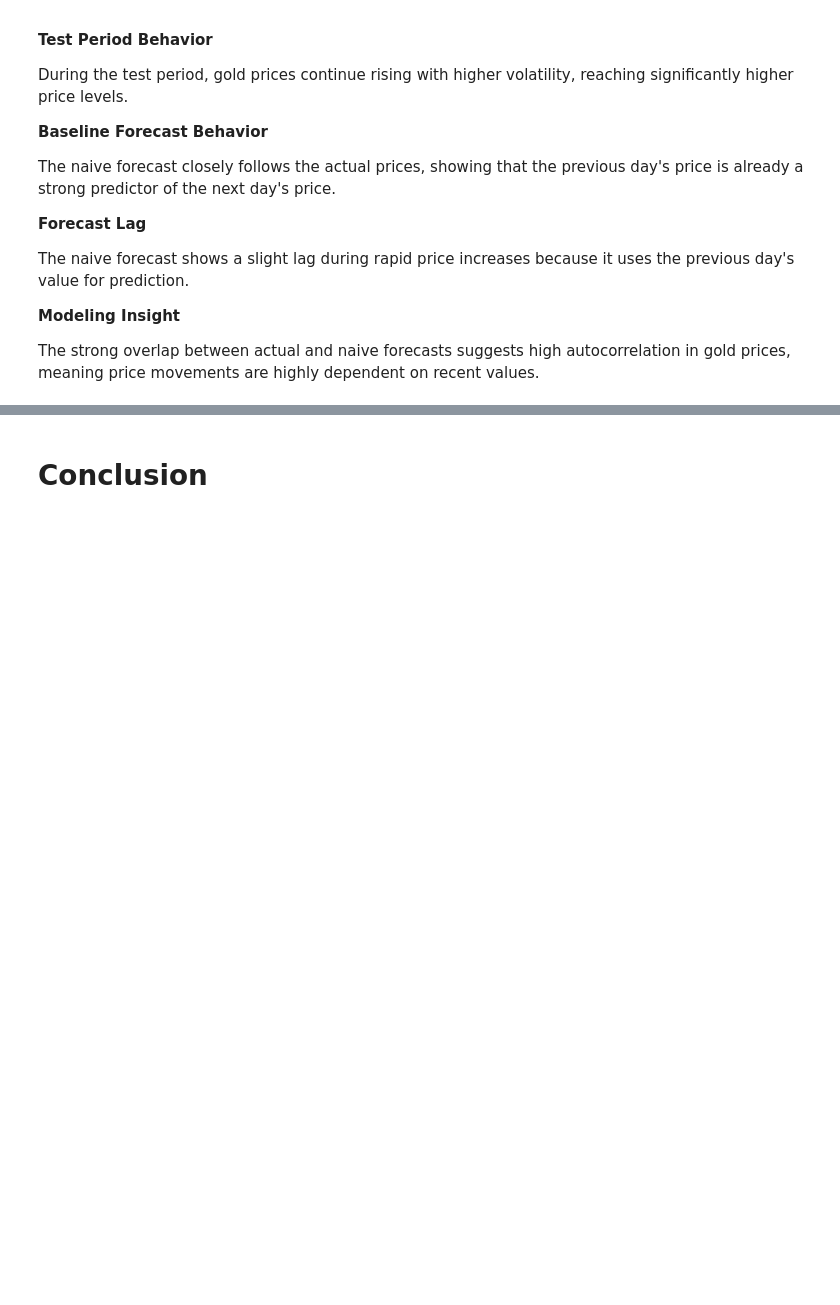
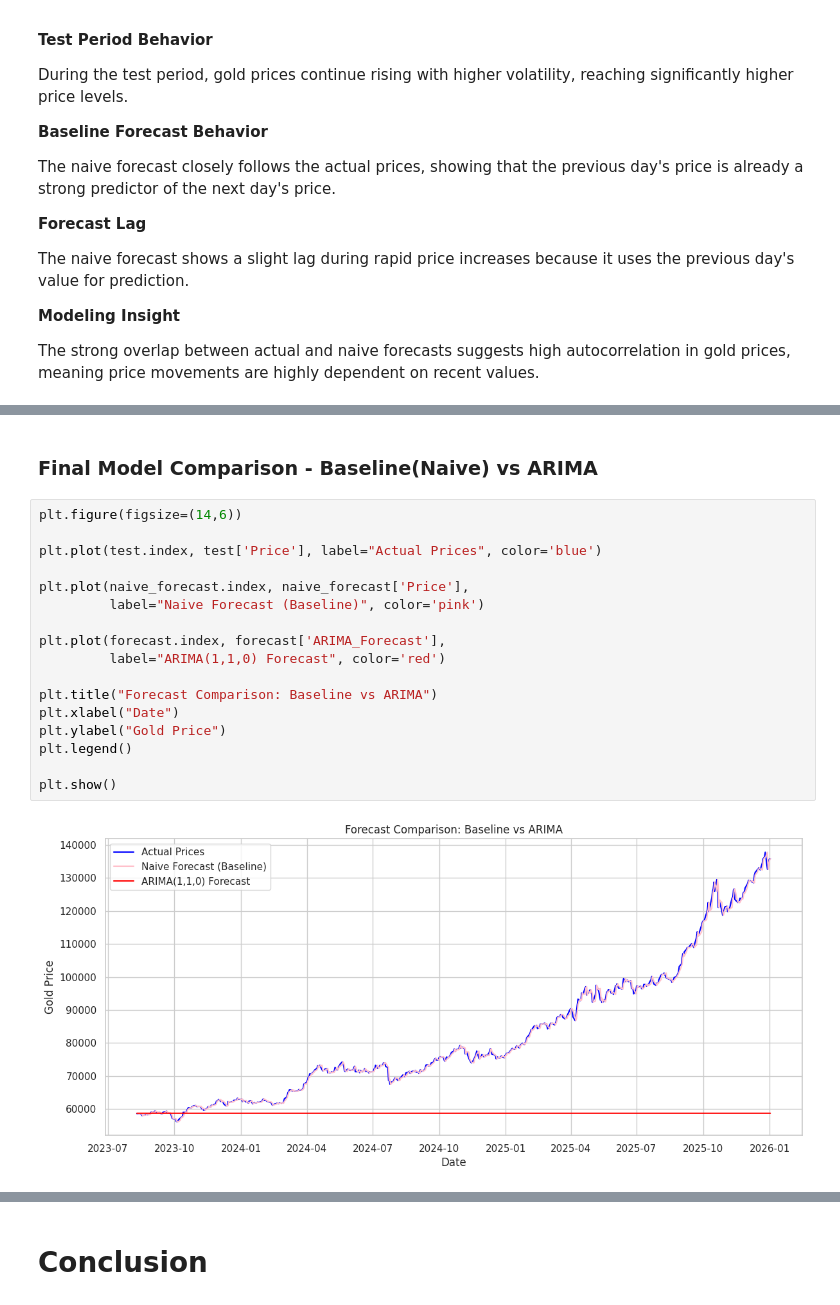
Before and after one commit to Sagarjain93/Machine-Learning-Portfolio, a Jupyter notebook: 03_ML_Practice/Gold_Price_Prediction_Forecasting/03_notebook/05_modelling.ipynb, the cells around one changed output, grey strips where cells are left out. Saved outputs shown, nothing was run; the diff lists cells and outputs as text; blank space fills up the shorter version.

```diff
--- a/03_ML_Practice/Gold_Price_Prediction_Forecasting/03_notebook/05_modelling.ipynb
+++ b/03_ML_Practice/Gold_Price_Prediction_Forecasting/03_notebook/05_modelling.ipynb
@@ -1976,0 +2481,21 @@ The strong overlap between actual and naive forecasts suggests high autocorrelat
+# %% [markdown]
+### **Final Model Comparison - Baseline(Naive) vs ARIMA**
+# %%
+plt.figure(figsize=(14,6))
+
+plt.plot(test.index, test['Price'], label="Actual Prices", color='blue')
+
+plt.plot(naive_forecast.index, naive_forecast['Price'],
+         label="Naive Forecast (Baseline)", color='pink')
+
+plt.plot(forecast.index, forecast['ARIMA_Forecast'],
+         label="ARIMA(1,1,0) Forecast", color='red')
+
+plt.title("Forecast Comparison: Baseline vs ARIMA")
+plt.xlabel("Date")
+plt.ylabel("Gold Price")
+plt.legend()
+
+plt.show()
+# %% [output]
+[figure, added]
```
Also changed, not shown: parts of 39 cells of this notebook.
